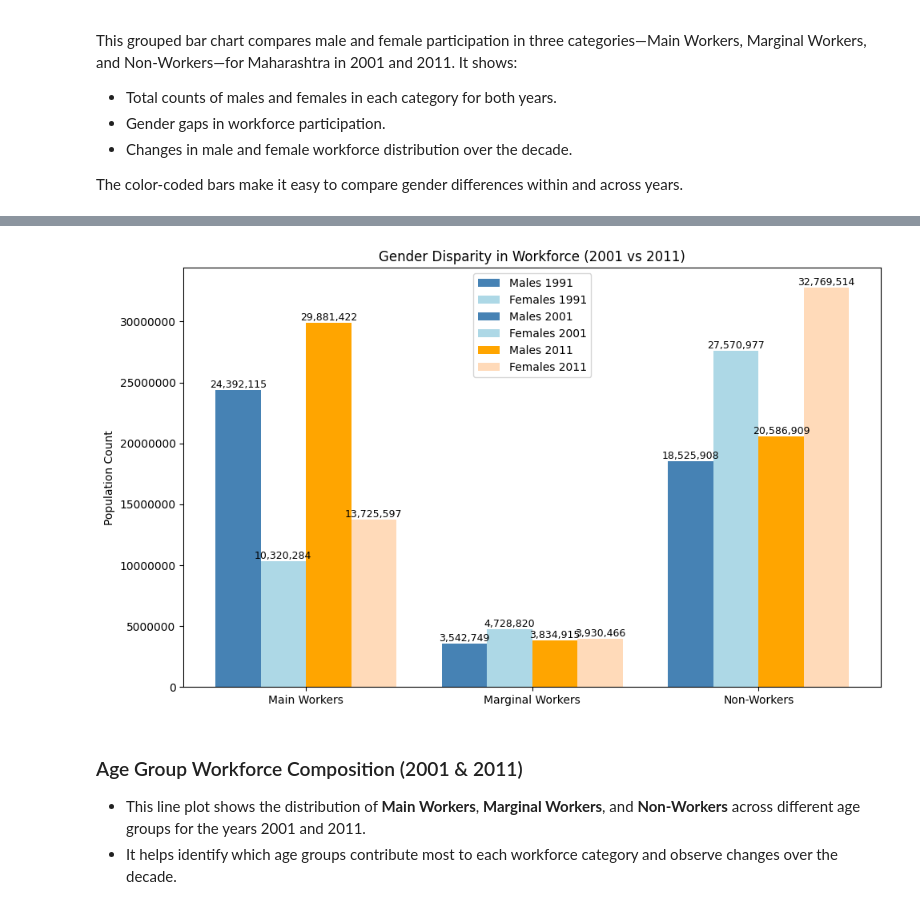
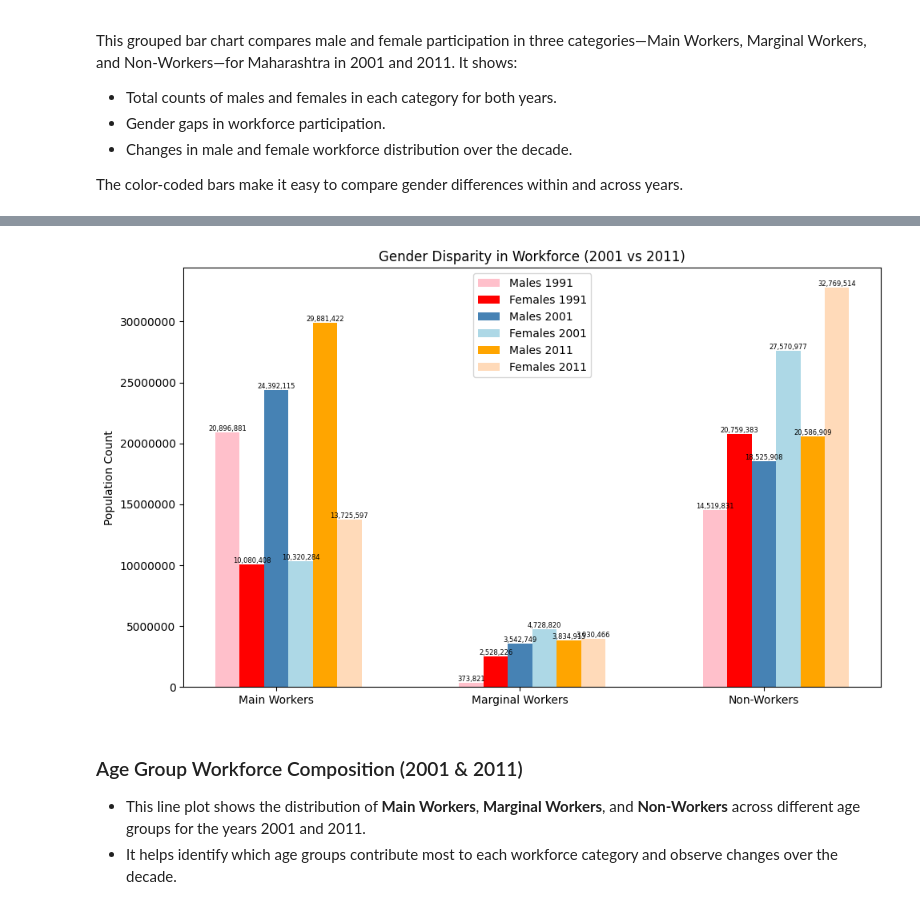
Before and after one commit to MrSaltyFish/census-data-analytics, a Jupyter notebook: Maharashtra_Comparison.ipynb, the cells around one changed output, grey strips where cells are left out. Cells and saved outputs as stored; diff of their text form; code cells hidden in the pictures.

```diff
--- a/Maharashtra_Comparison.ipynb
+++ b/Maharashtra_Comparison.ipynb
@@ -181,6 +181,9 @@ def extract_district_code(area_name):
     return int(match.group(1)) if match else None
 
 age_workforce_11['District_Code'] = age_workforce_11['Area_Name'].apply(extract_district_code)
+# %%
+age_workforce_91['Area_Name'] = age_workforce_91['Area_Name'].str.replace('District-', '', regex=False)
+age_workforce_11['Area_Name'] = age_workforce_11['Area_Name'].str.replace('District - ', '', regex=False)
 # %% [markdown]
 ### Merged the columns in 2011 that it stays consistent with 2001
 - Created the columns with same names as 2001 and then dropped the older columns after merge
@@ -594,7 +617,7 @@ memory usage: 140.4 KB
 # Define workforce categories
 categories = ['Main Workers', 'Marginal Workers', 'Non-Workers']
 x = np.arange(len(categories))
-width = 0.2
+width = 0.1
 
 male_91 = [
     age_workforce_91['Main_Workers_Males'].sum(),
@@ -628,42 +651,45 @@ male_11 = [
 ]
 
 female_11 = [
     age_workforce_11['Main_Workers_Females'].sum(),
     age_workforce_11['Marginal_0_to_6_Females'].sum() + age_workforce_11['Marginal_Seeking_Females'].sum(),
     age_workforce_11['Non_Workers_Total_Females'].sum()
 ]
 
 # Plotting
 fig, ax = plt.subplots(figsize=(10, 6))
 
-bars_male_91 = ax.bar(x - width*1.5, male_91, width, label='Males 1991', color='steelblue')
-bars_female_91 = ax.bar(x - width/2, female_91, width, label='Females 1991', color='lightblue')
-bars_male_01 = ax.bar(x - width*1.5, male_01, width, label='Males 2001', color='steelblue')
-bars_female_01 = ax.bar(x - width/2, female_01, width, label='Females 2001', color='lightblue')
-bars_male_11 = ax.bar(x + width/2, male_11, width, label='Males 2011', color='orange')
-bars_female_11 = ax.bar(x + width*1.5, female_11, width, label='Females 2011', color='peachpuff')
+bars_male_91 = ax.bar(x - width*2, male_91, width, label='Males 1991', color='pink')
+bars_female_91 = ax.bar(x - width, female_91, width, label='Females 1991', color='red')
+
+bars_male_01 = ax.bar(x, male_01, width, label='Males 2001', color='steelblue')
+bars_female_01 = ax.bar(x + width, female_01, width, label='Females 2001', color='lightblue')
+
+bars_male_11 = ax.bar(x + width*2, male_11, width, label='Males 2011', color='orange')
+bars_female_11 = ax.bar(x + width*3, female_11, width, label='Females 2011', color='peachpuff')
+
 
 def add_labels(bars):
     for bar in bars:
         height = bar.get_height()
         ax.text(bar.get_x() + bar.get_width()/2, height, f'{height:,}',
-                ha='center', va='bottom', fontsize=9)
+                ha='center', va='bottom', fontsize=6)
 
-for bars in [bars_male_01, bars_female_01, bars_male_11, bars_female_11]:
+for bars in [bars_male_91, bars_female_91, bars_male_01, bars_female_01, bars_male_11, bars_female_11]:
     add_labels(bars)
 
 ax.set_xticks(x)
 ax.set_xticklabels(categories)
 ax.set_ylabel('Population Count')
 ax.set_title('Gender Disparity in Workforce (2001 vs 2011)')
 ax.legend()
 ax.yaxis.set_major_formatter(ScalarFormatter(useMathText=False))
 ax.ticklabel_format(style='plain', axis='y')
 
 plt.tight_layout()
 plt.show()
 # %% [output]
-[figure, old version]
+[figure, new version]
 # %% [markdown]
 ### Age Group Workforce Composition (2001 & 2011)
 
```
Also changed, not shown: parts of 11 cells of this notebook, 12 other files.
